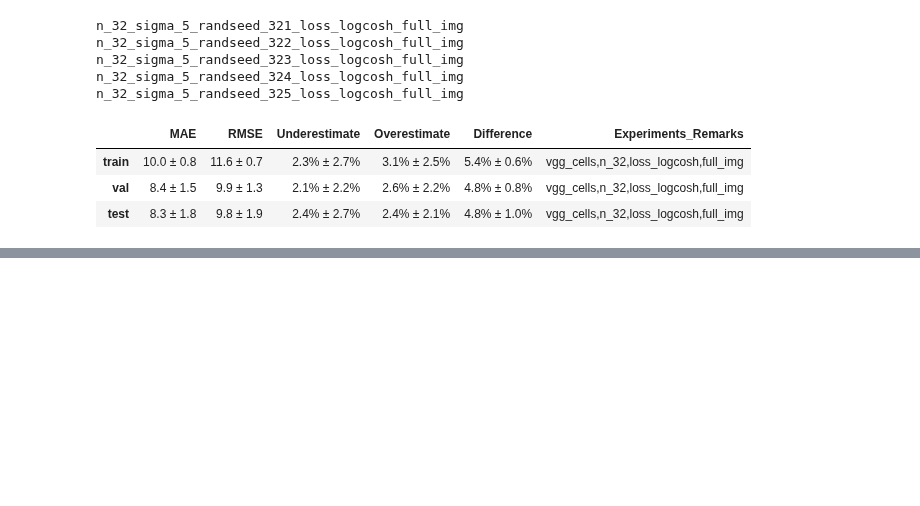
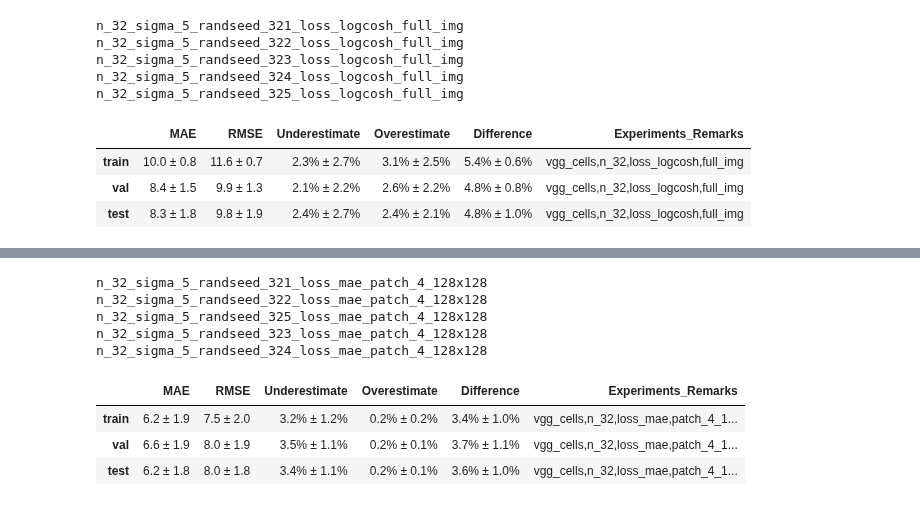
Before and after one commit to Tudor67/Object-Counting, a Jupyter notebook: experiments/1_fcrn_a/vgg_cells/experiments_stats.ipynb, the cells around one changed output, grey strips where cells are left out. Cells and saved outputs as stored; diff of their text form; code cells hidden in the pictures; blank space fills up the shorter version.

Commit message:
added 1_fcrn_a exp results on vgg_cells (mae loss, patch 4*(128x128), 100 epochs)

```diff
--- a/experiments/1_fcrn_a/vgg_cells/experiments_stats.ipynb
+++ b/experiments/1_fcrn_a/vgg_cells/experiments_stats.ipynb
@@ -158,0 +165,14 @@ n_64_sigma_5_randseed_645_loss_logcosh_full_img
+# %%
+res_list = load_experiments_results('.', ['n_32', 'loss_mae', 'patch_4_128x128'])
+res_df = get_mean_and_std_of_experiments(res_list, ','.join(['vgg_cells', 'n_32', 'loss_mae', 'patch_4_128x128']))
+res_df.head()
+# %% [output]
+n_32_sigma_5_randseed_321_loss_mae_patch_4_128x128
+n_32_sigma_5_randseed_322_loss_mae_patch_4_128x128
+n_32_sigma_5_randseed_325_loss_mae_patch_4_128x128
+n_32_sigma_5_randseed_323_loss_mae_patch_4_128x128
+n_32_sigma_5_randseed_324_loss_mae_patch_4_128x128
+|  | MAE | RMSE | Underestimate | Overestimate | Difference | Experiments_Remarks |
+| train | 6.2 ± 1.9 | 7.5 ± 2.0 | 3.2% ± 1.2% | 0.2% ± 0.2% | 3.4% ± 1.0% | vgg_cells,n_32,loss_mae,patch_4_1... |
+| val | 6.6 ± 1.9 | 8.0 ± 1.9 | 3.5% ± 1.1% | 0.2% ± 0.1% | 3.7% ± 1.1% | vgg_cells,n_32,loss_mae,patch_4_1... |
+| test | 6.2 ± 1.8 | 8.0 ± 1.8 | 3.4% ± 1.1% | 0.2% ± 0.1% | 3.6% ± 1.0% | vgg_cells,n_32,loss_mae,patch_4_1... |
```
Also changed, not shown: parts of 5 cells of this notebook, 25 other files.
